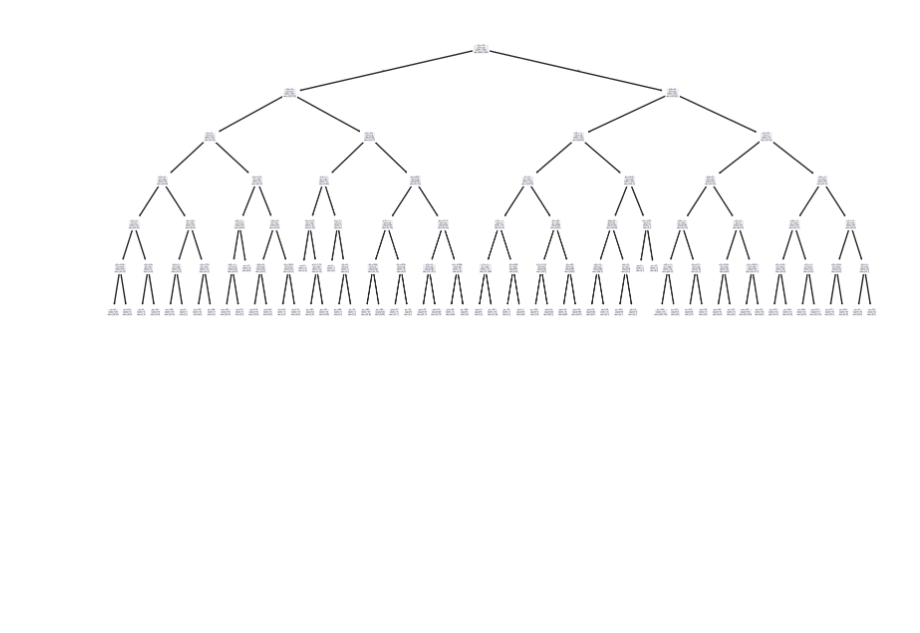
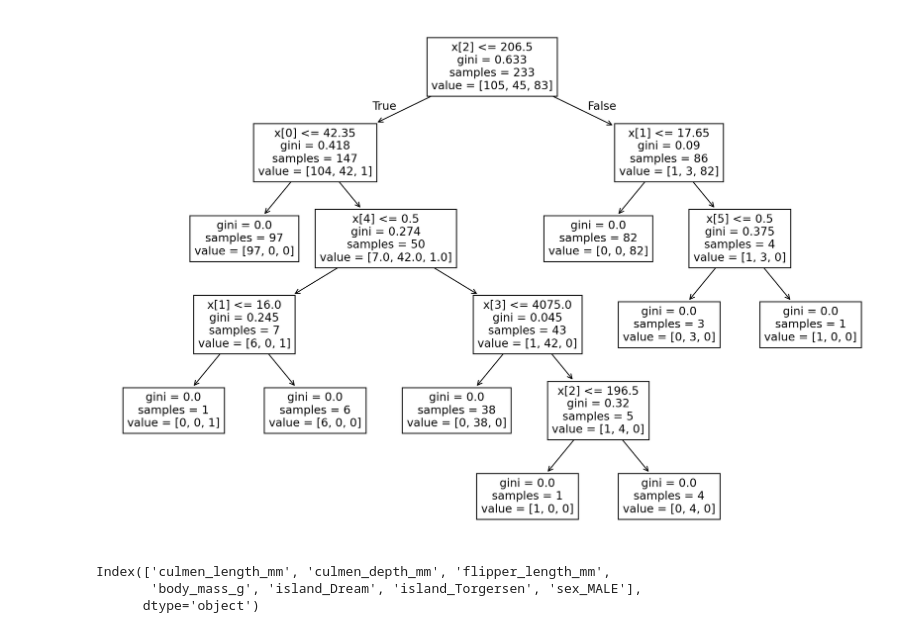
Before and after one commit to mlkbrv/MachineLearningPorjects, a Jupyter notebook: DesicionTrees.ipynb, the cells around one changed output. Cells and saved outputs as stored; diff of their text form; code cells hidden in the pictures; blank space fills up the shorter version.

```diff
--- a/DesicionTrees.ipynb
+++ b/DesicionTrees.ipynb
@@ -205,6 +130,8 @@ y = df["Churn"]
+# %%
+y=df["species"]
 # %%
 from sklearn.model_selection import train_test_split
 # %%
-X_train, X_test, y_train, y_test = train_test_split(X, y, test_size=0.1, random_state=101)
+X_train, X_test, y_train, y_test = train_test_split(X,y,test_size=0.3,random_state=101)
 # %%
 from sklearn.tree import DecisionTreeClassifier
@@ -213,3 +138,5 @@ dt = DecisionTreeClassifier(max_depth=6)
+# %%
+model = DecisionTreeClassifier()
 # %%
-dt.fit(X_train, y_train)
+model.fit(X_train,y_train)
 # %% [output]
@@ -269,7 +187,7 @@ plt.xticks(rotation=90);
 # %%
 from sklearn.tree import plot_tree
 # %%
-plt.figure(figsize=(10,4),dpi=200)
-plot_tree(dt);
+plt.figure(figsize=(15,10),dpi=200)
+plot_tree(model);
 # %% [output]
-[figure, old version]
+[figure, new version]
@@ -279,0 +194,6 @@ rf = RandomForestClassifier(max_depth=6)
+# %%
+X_train.columns
+# %% [output]
+Index(['culmen_length_mm', 'culmen_depth_mm', 'flipper_length_mm',
+       'body_mass_g', 'island_Dream', 'island_Torgersen', 'sex_MALE'],
+      dtype='object')
```
Also changed, not shown: parts of 85 cells of this notebook.
